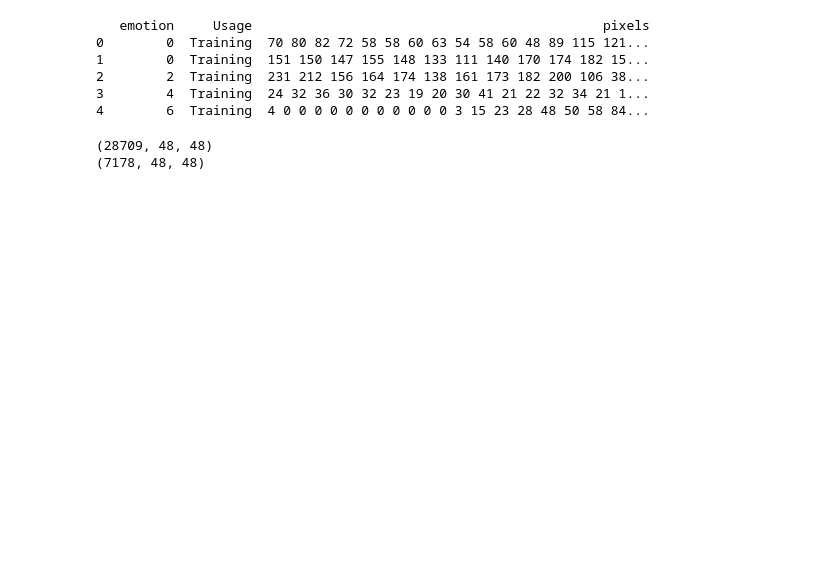
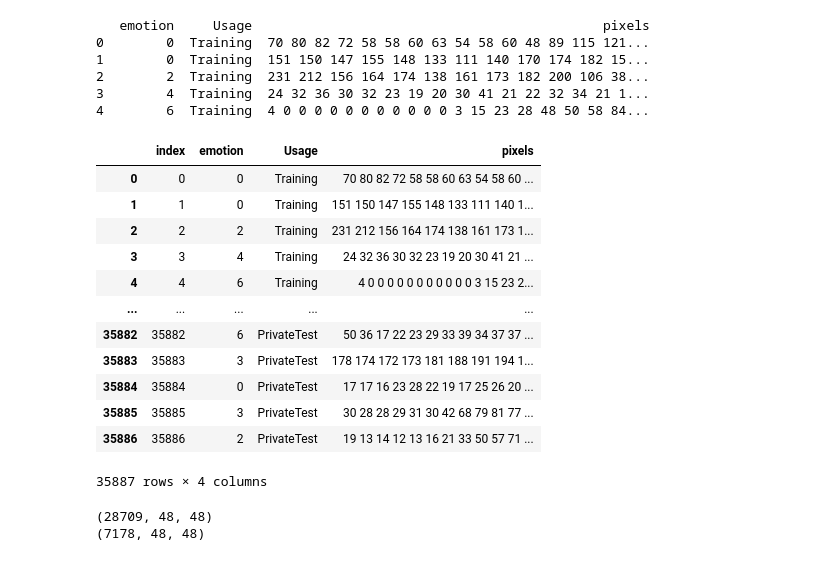
Before and after one commit to Lui10dya/Applied_AI_Miniproject_Diez_Maisonhaute, a Jupyter notebook: main.ipynb, the cells around one changed output. Cells and saved outputs as stored; diff of their text form; code cells hidden in the pictures; blank space fills up the shorter version.

```diff
--- a/main.ipynb
+++ b/main.ipynb
@@ -46,8 +12,11 @@ images/train/fear/14424.jpg                    2019-10-17 04:41:58         1581
 #Load the 2nd dataset
 import pandas as pd
 
+#The data set : https://www.kaggle.com/datasets/debanga/facial-expression-recognition-challenge?resource=download
+#Rename the folder as faceEmotion_dataset_v2
+
 # read the CSV file
-df = pd.read_csv("faceEmotion_dataset_v2/icml_face_data.csv/icml_face_data.csv")
+df = pd.read_csv("faceEmotion_dataset_v2/icml_face_data.csv")
 
 num_classes = 7
 
@@ -60,6 +29,33 @@ print(df.head())
 2        2  Training  231 212 156 164 174 138 161 173 182 200 106 38...
 3        4  Training  24 32 36 30 32 23 19 20 30 41 21 22 32 34 21 1...
 4        6  Training  4 0 0 0 0 0 0 0 0 0 0 0 3 15 23 28 48 50 58 84...
+# %%
+def remove_emotion(df, numberEmotion):
+    '''Remove the "numberEmotion" from the dataset df'''
+    maskEmotion = df["emotion"] != numberEmotion
+
+    return df.loc[maskEmotion]
+
+# If we want to remove an emotion from the data, we can use this code
+# df = remove_emotion(df, 2)
+# df = remove_emotion(df, 3)
+# df = remove_emotion(df, 6)
+df = df.reset_index()
+df
+# %% [output]
+|  | index | emotion | Usage | pixels |
+| 0 | 0 | 0 | Training | 70 80 82 72 58 58 60 63 54 58 60 ... |
+| 1 | 1 | 0 | Training | 151 150 147 155 148 133 111 140 1... |
+| 2 | 2 | 2 | Training | 231 212 156 164 174 138 161 173 1... |
+| 3 | 3 | 4 | Training | 24 32 36 30 32 23 19 20 30 41 21 ... |
+| 4 | 4 | 6 | Training | 4 0 0 0 0 0 0 0 0 0 0 0 3 15 23 2... |
+| ... | ... | ... | ... | ... |
+| 35882 | 35882 | 6 | PrivateTest | 50 36 17 22 23 29 33 39 34 37 37 ... |
+| 35883 | 35883 | 3 | PrivateTest | 178 174 172 173 181 188 191 194 1... |
+| 35884 | 35884 | 0 | PrivateTest | 17 17 16 23 28 22 19 17 25 26 20 ... |
+| 35885 | 35885 | 3 | PrivateTest | 30 28 28 29 31 30 42 68 79 81 77 ... |
+| 35886 | 35886 | 2 | PrivateTest | 19 13 14 12 13 16 21 33 50 57 71 ... |
+35887 rows × 4 columns
 # %%
 #Split between training and test
 maskTraining = df[" Usage"] == "Training"
```
Also changed, not shown: parts of 25 cells of this notebook, 1 other file.
